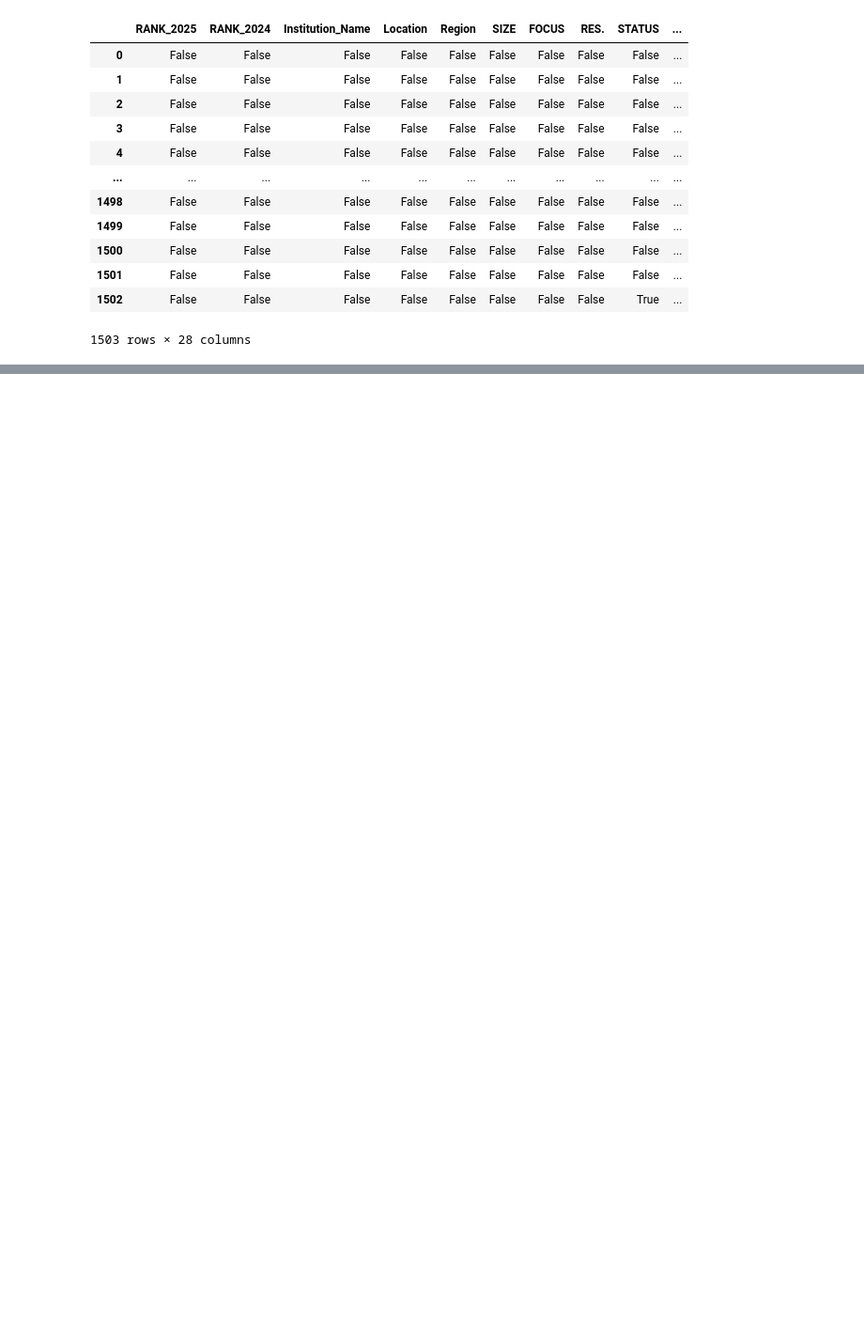
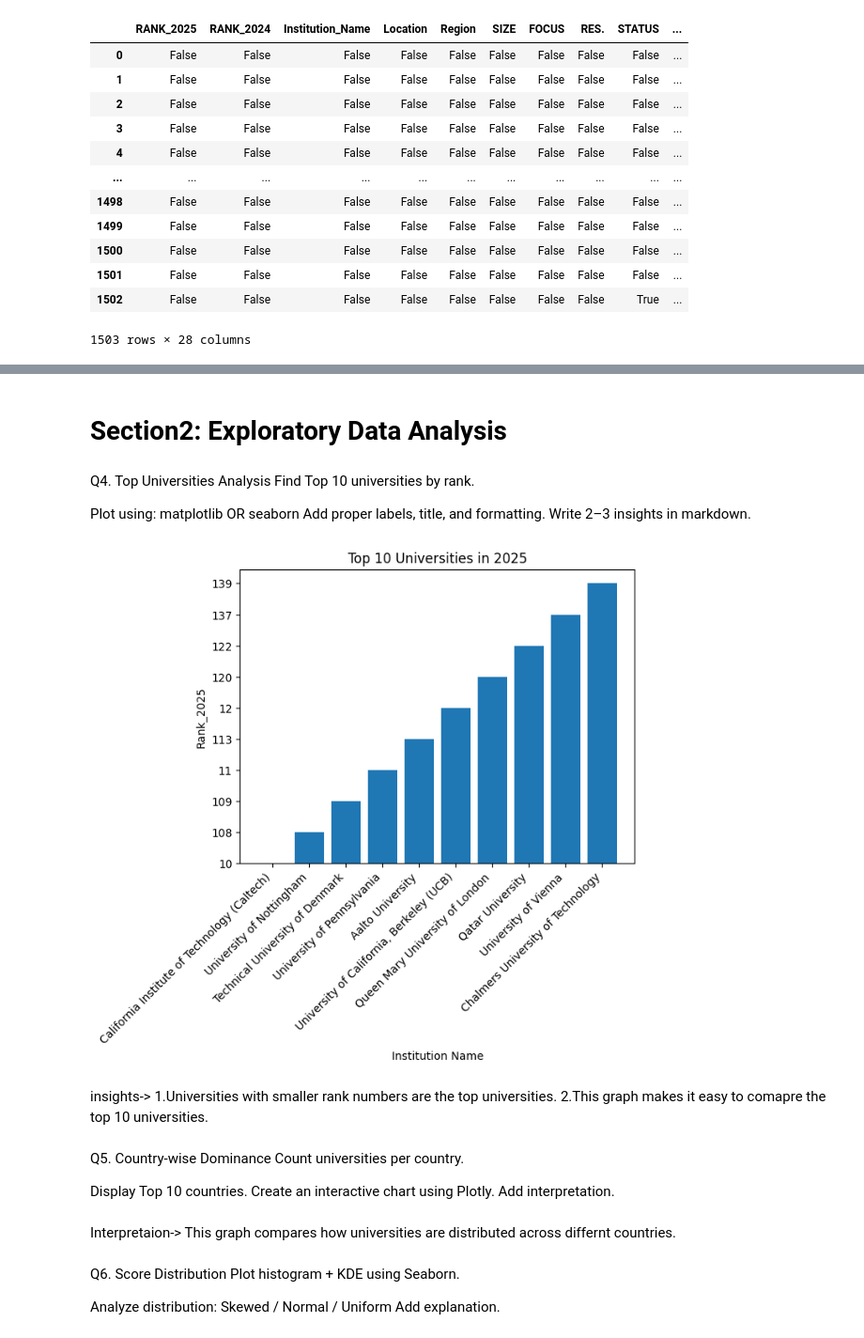
Before and after one commit to nishachaudhary6396/Python-programming, a Jupyter notebook: DataVisualization/sheetQuestions/submit.ipynb, the cells around one changed output, grey strips where cells are left out. Shown at 94% size. Cells and saved outputs as stored; diff of their text form; code cells hidden in the pictures; blank space fills up the shorter version.

```diff
--- a/DataVisualization/sheetQuestions/submit.ipynb
+++ b/DataVisualization/sheetQuestions/submit.ipynb
@@ -178,0 +200,37 @@ file[['Overall_Score', 'Score_Category']]
+# %% [markdown]
+# Section2: Exploratory Data Analysis
+# %% [markdown]
+Q4. Top Universities Analysis
+Find Top 10 universities by rank.
+
+Plot using:
+matplotlib OR seaborn
+Add proper labels, title, and formatting.
+Write 2–3 insights in markdown.
+# %%
+
+
+top_universities = file.sort_values(by='RANK_2025').head(10)  # sort by 10 and get top 10
+
+#plot
+plt.figure()
+plt.bar(top_universities['Institution_Name'], top_universities['RANK_2025'])
+plt.title('Top 10 Universities in 2025')
+plt.xlabel('Institution Name')
+plt.ylabel('Rank_2025')
+plt.xticks(rotation=45,ha='right')
+
+plt.show()
+# %% [output]
+[figure, added]
+# %% [markdown]
+insights->
+1.Universities with smaller rank numbers are the top universities.
+2.This graph makes it easy to comapre the top 10 universities.
+# %% [markdown]
+Q5. Country-wise Dominance
+Count universities per country.
+
+Display Top 10 countries.
+Create an interactive chart using Plotly.
+Add interpretation.
@@ -178,0 +251,10 @@ file[['Overall_Score', 'Score_Category']]
+# %% [markdown]
+Interpretaion->
+This graph compares how universities are distributed across differnt countries.
+# %% [markdown]
+Q6. Score Distribution
+Plot histogram + KDE using Seaborn.
+
+Analyze distribution:
+Skewed / Normal / Uniform
+Add explanation.
```
Also changed, not shown: parts of 39 cells of this notebook.
